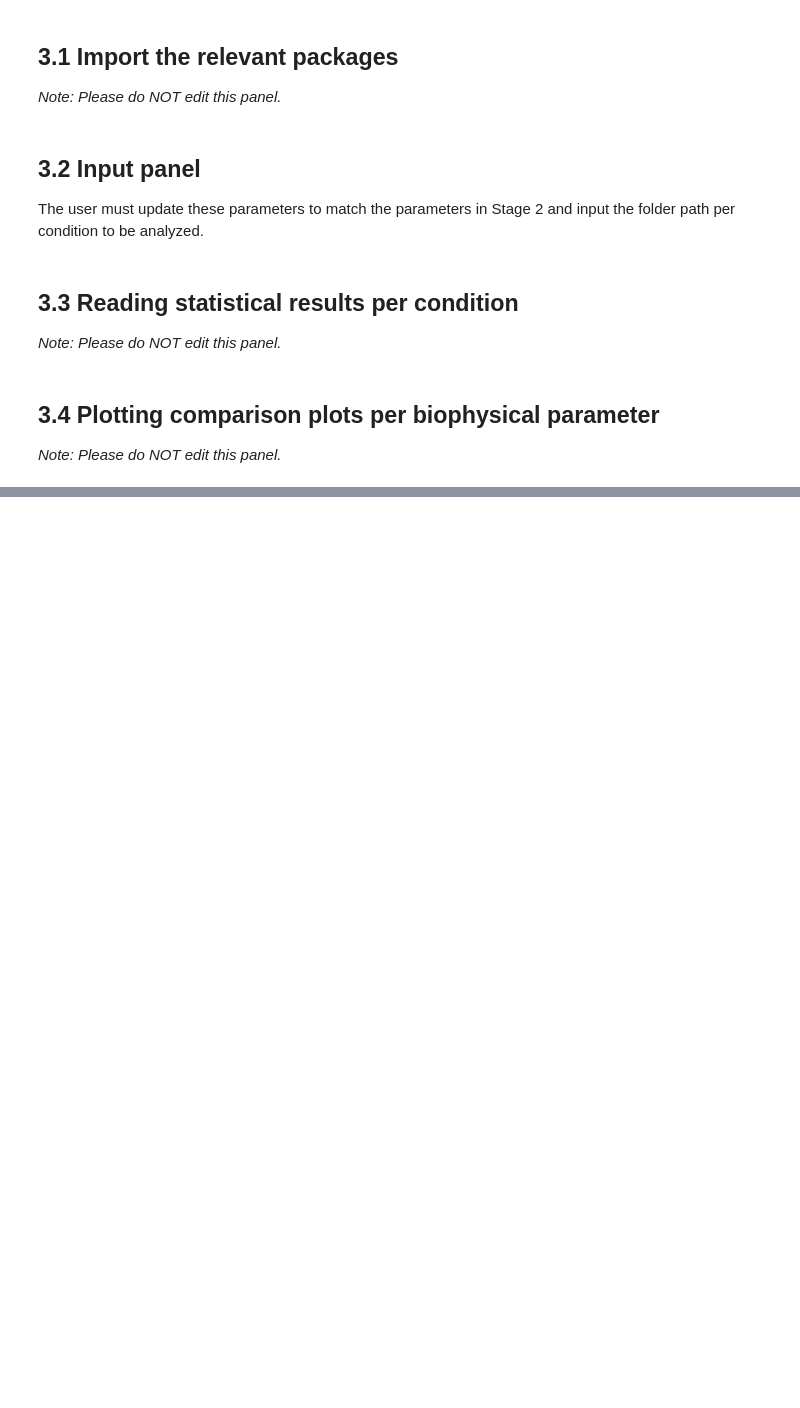
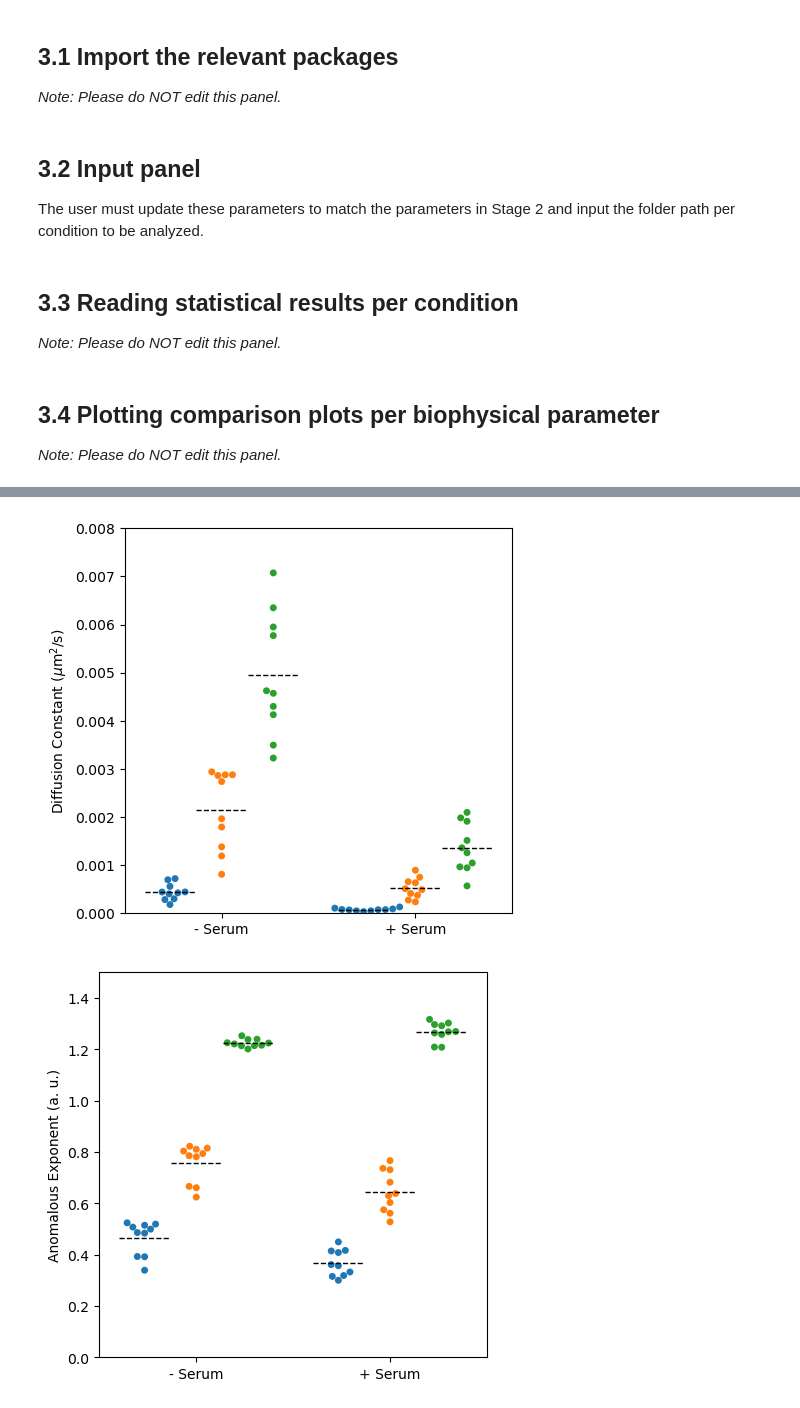
Before and after one commit to haitham-shaban/hidpy, a Jupyter notebook: notebooks/03-hidpy-stage-3.ipynb, the cells around one changed output, grey strips where cells are left out. Saved outputs shown, nothing was run; the diff lists cells and outputs as text; code cells hidden in the pictures; blank space fills up the shorter version.

```diff
--- a/notebooks/03-hidpy-stage-3.ipynb
+++ b/notebooks/03-hidpy-stage-3.ipynb
@@ -25,11 +29,12 @@ sys.path.append('%s/../' % os.getcwd())
 
 The user must update these parameters to match the parameters in Stage 2 and input the folder path per condition to be analyzed.
 # %%
-# Read the data and define keylists for data frame
 Pickles_Cond = {}
 
-Pickles_Cond[0] = 'C:/Users/valad/Documents/GitHub/hidpy-haitham/data/U2OS_SiR_DNA_NoSerum/hidpy.output_28062023/Pickles/gmm_constrained_28062023/pickle/Statistics.pickle'
-Pickles_Cond[1] = 'C:/Users/valad/Documents/GitHub/hidpy-haitham/data/U2OS_SiR_DNA_Serum/hidpy.output_28062023/Pickles/gmm_constrained_28062023/pickle/Statistics.pickle'
+Pickles_Cond[0] = '%s/../data/U2OS_SiR_DNA_NoSerum/hidpy.output/Pickles/gmm_constrained/pickle/Statistics.pickle' % os.getcwd()
+Pickles_Cond[1] = '%s/../data/U2OS_SiR_DNA_Serum/hidpy.output/Pickles/gmm_constrained/pickle/Statistics.pickle' % os.getcwd()
+
+file_path_Excel= '%s/../data/Results_NoSerum_Serum.xlsx' % os.getcwd()
 
 # Names of conditions
 ConditionsSTR = ['- Serum','+ Serum']
@@ -148,0 +66,6 @@ for i in range(len(Paramdecon_keylist)):
+# %%
+
+df_All=plotting.plot_swarmplotComparison(file_keylists,Paramdecon_keylist,data_dicts,ConditionsSTR)
+# %% [output]
+[figure, added]
+[figure, added]
```
Also changed, not shown: parts of 8 cells of this notebook, 6 other files.
